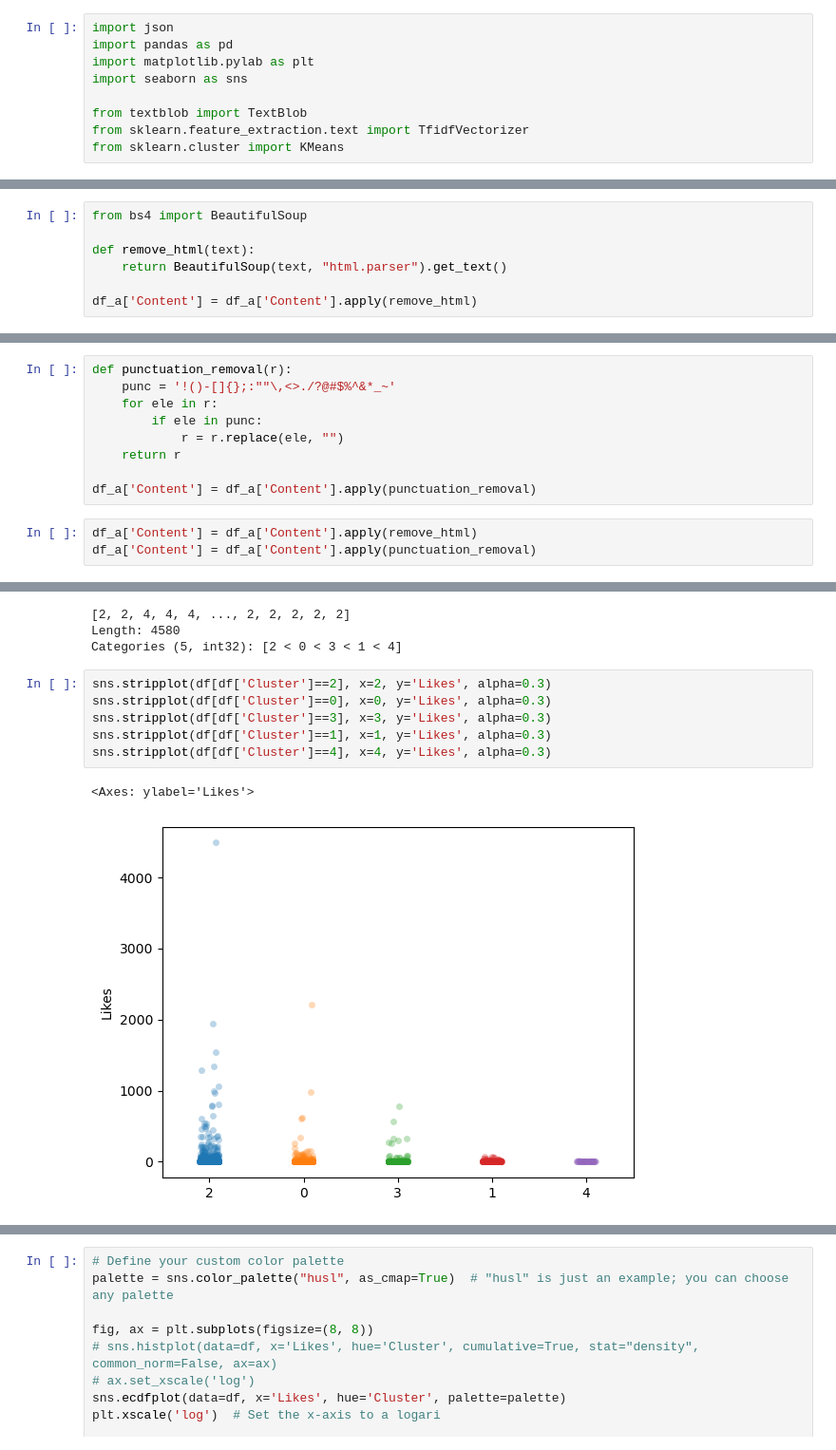
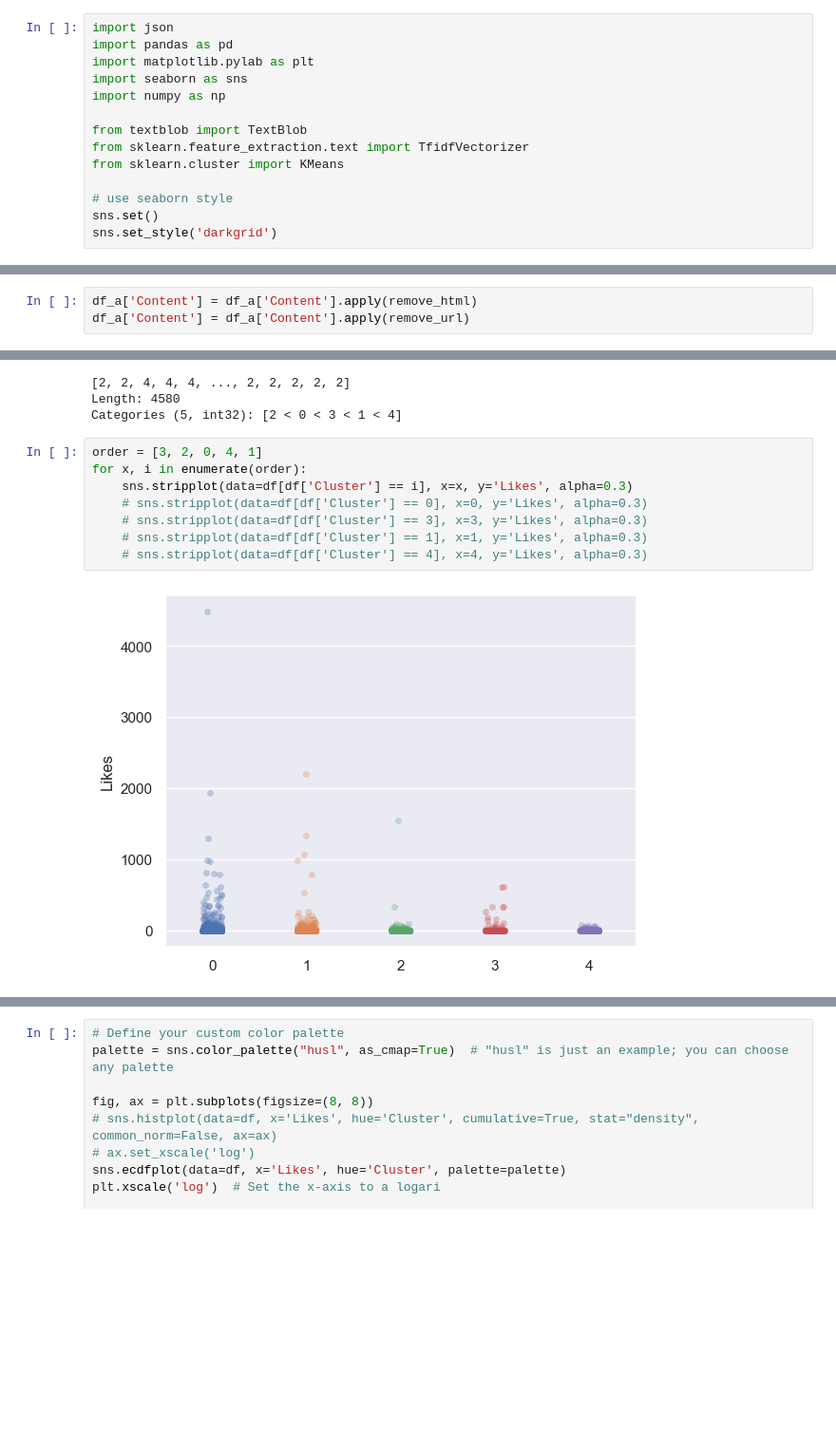
Before and after one commit to tonykelly00/social-media-election_project, a Jupyter notebook: notebooks/BlueSky.ipynb, the cells around one changed output, grey strips where cells are left out. Shown at 95% size. Cells and saved outputs as stored; diff of their text form; blank space fills up the shorter version.

```diff
--- a/notebooks/BlueSky.ipynb
+++ b/notebooks/BlueSky.ipynb
@@ -100,7 +100,12 @@ import json
 import pandas as pd
 import matplotlib.pylab as plt
 import seaborn as sns
+import numpy as np
 
 from textblob import TextBlob
 from sklearn.feature_extraction.text import TfidfVectorizer
 from sklearn.cluster import KMeans
+
+# use seaborn style
+sns.set()
+sns.set_style('darkgrid')
@@ -122,9 +171,2 @@ https://www.europesays.com/1877983/
 
 The 2025 German federal election has brought a shift in Europe’s political landscape. The Christian Democratic Union (CDU/CSU)…
-# %%
-from bs4 import BeautifulSoup
-
-def remove_html(text):
-    return BeautifulSoup(text, "html.parser").get_text()
-
-df_a['Content'] = df_a['Content'].apply(remove_html)
@@ -142,15 +173,6 @@ However, if you want to parse some data that happens to look like a URL, then no
-# %%
-def punctuation_removal(r):
-    punc = '!()-[]{};:""\,<>./?@#$%^&*_~'
-    for ele in r:
-        if ele in punc:
-            r = r.replace(ele, "")
-    return r
-
-df_a['Content'] = df_a['Content'].apply(punctuation_removal)
 # %%
 df_a['Content'] = df_a['Content'].apply(remove_html)
-df_a['Content'] = df_a['Content'].apply(punctuation_removal)
+df_a['Content'] = df_a['Content'].apply(remove_url)
 # %%
 from wordcloud import WordCloud, STOPWORDS, ImageColorGenerator
 # %%
@@ -393,11 +472,12 @@ plt.show()
 Length: 4580
 Categories (5, int32): [2 < 0 < 3 < 1 < 4]
 # %%
-sns.stripplot(df[df['Cluster']==2], x=2, y='Likes', alpha=0.3)
-sns.stripplot(df[df['Cluster']==0], x=0, y='Likes', alpha=0.3)
-sns.stripplot(df[df['Cluster']==3], x=3, y='Likes', alpha=0.3)
-sns.stripplot(df[df['Cluster']==1], x=1, y='Likes', alpha=0.3)
-sns.stripplot(df[df['Cluster']==4], x=4, y='Likes', alpha=0.3)
+order = [3, 2, 0, 4, 1]
+for x, i in enumerate(order):
+    sns.stripplot(data=df[df['Cluster'] == i], x=x, y='Likes', alpha=0.3)
+    # sns.stripplot(data=df[df['Cluster'] == 0], x=0, y='Likes', alpha=0.3)
+    # sns.stripplot(data=df[df['Cluster'] == 3], x=3, y='Likes', alpha=0.3)
+    # sns.stripplot(data=df[df['Cluster'] == 1], x=1, y='Likes', alpha=0.3)
+    # sns.stripplot(data=df[df['Cluster'] == 4], x=4, y='Likes', alpha=0.3)
 # %% [output]
-<Axes: ylabel='Likes'>
-[figure, old version]
+[figure, new version]
```
Also changed, not shown: parts of 14 cells of this notebook.
